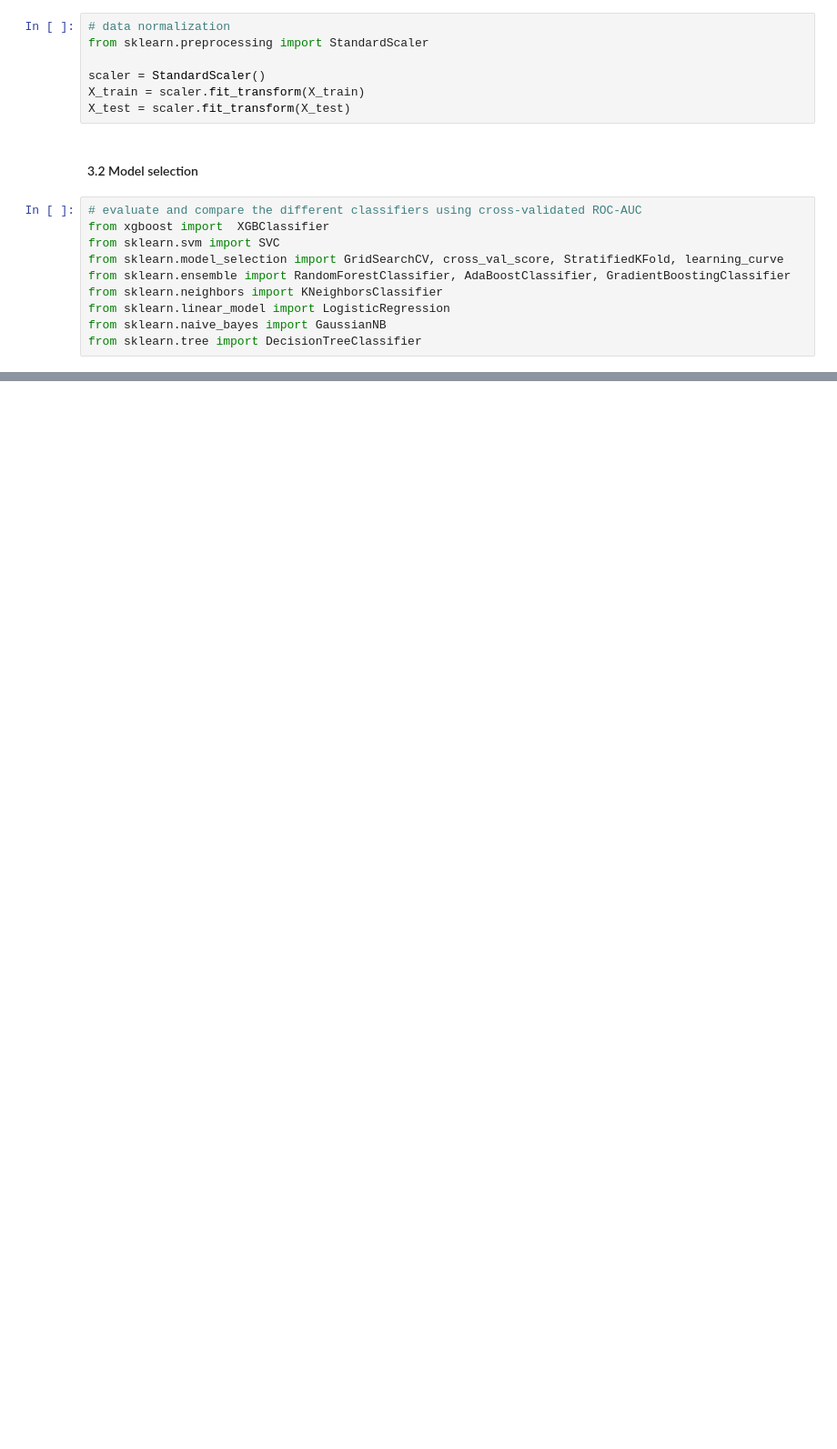
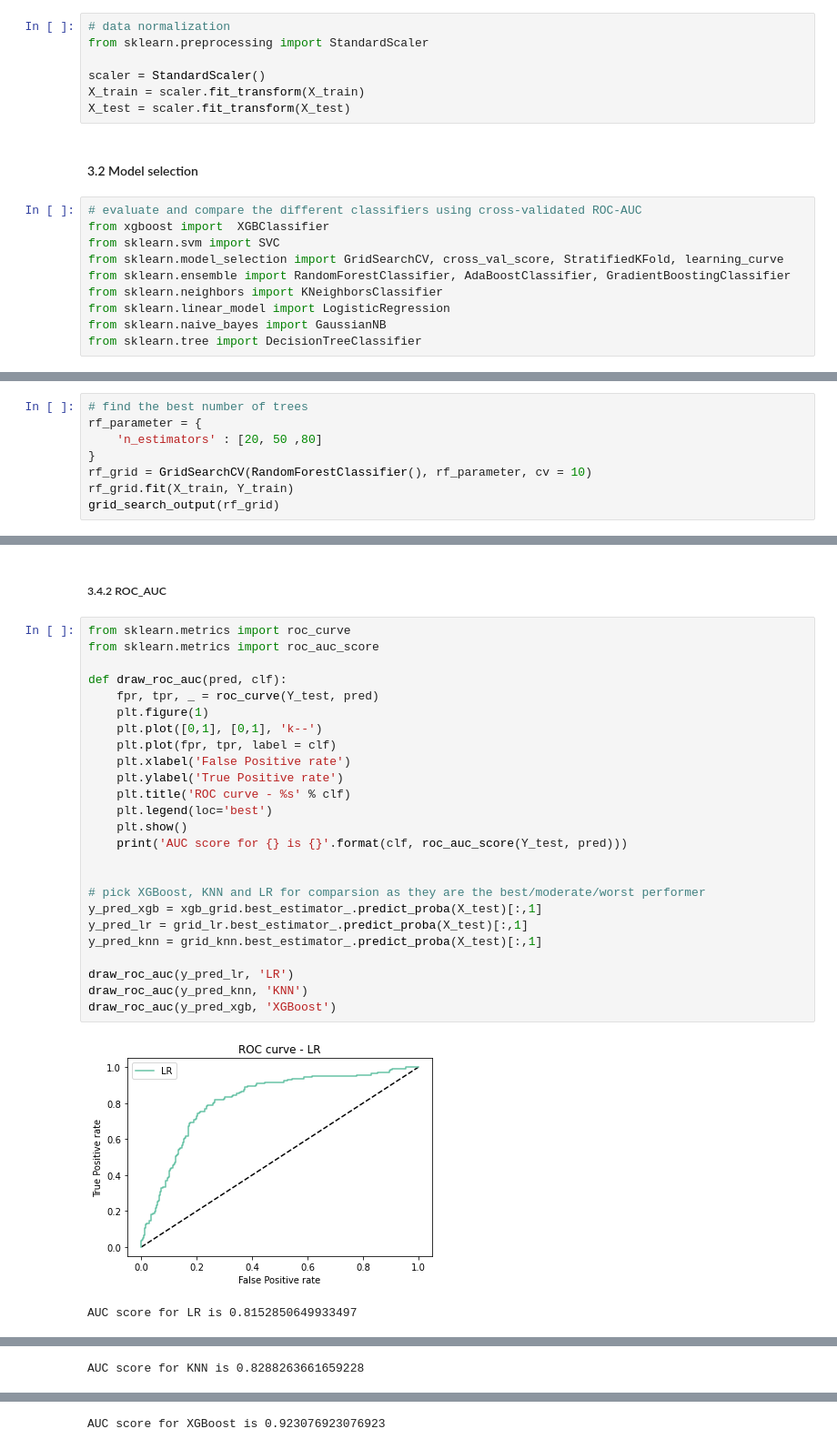
Before and after one commit to haopengsong/Customer_churn_analysis, a Jupyter notebook: customer churn analysis.ipynb, the cells around one changed output, grey strips where cells are left out. Shown: that part at 91% size. Cells and saved outputs as stored; diff of their text form; blank space fills up the shorter version.

```diff
--- a/customer churn analysis.ipynb
+++ b/customer churn analysis.ipynb
@@ -214,0 +261,8 @@ print(cv_res)
+# %%
+# find the best number of trees
+rf_parameter = {
+    'n_estimators' : [20, 50 ,80]
+}
+rf_grid = GridSearchCV(RandomForestClassifier(), rf_parameter, cv = 10)
+rf_grid.fit(X_train, Y_train)
+grid_search_output(rf_grid)
@@ -214,0 +393,30 @@ print(cv_res)
+# %% [markdown]
+##### 3.4.2 ROC_AUC
+# %%
+from sklearn.metrics import roc_curve
+from sklearn.metrics import roc_auc_score
+
+def draw_roc_auc(pred, clf):
+    fpr, tpr, _ = roc_curve(Y_test, pred)
+    plt.figure(1)
+    plt.plot([0,1], [0,1], 'k--')
+    plt.plot(fpr, tpr, label = clf)
+    plt.xlabel('False Positive rate')
+    plt.ylabel('True Positive rate')
+    plt.title('ROC curve - %s' % clf)
+    plt.legend(loc='best')
+    plt.show()
+    print('AUC score for {} is {}'.format(clf, roc_auc_score(Y_test, pred)))
+
+
+# pick XGBoost, KNN and LR for comparsion as they are the best/moderate/worst performer
+y_pred_xgb = xgb_grid.best_estimator_.predict_proba(X_test)[:,1]
+y_pred_lr = grid_lr.best_estimator_.predict_proba(X_test)[:,1]
+y_pred_knn = grid_knn.best_estimator_.predict_proba(X_test)[:,1]
+
+draw_roc_auc(y_pred_lr, 'LR')
+draw_roc_auc(y_pred_knn, 'KNN')
+draw_roc_auc(y_pred_xgb, 'XGBoost')
+# %% [output]
+[figure, added]
+AUC score for LR is 0.8152850649933497
@@ -214,0 +424 @@ print(cv_res)
+AUC score for KNN is 0.8288263661659228
@@ -214,0 +426 @@ print(cv_res)
+AUC score for XGBoost is 0.923076923076923
```
Also changed, not shown: parts of 22 cells of this notebook, 10 other files.
